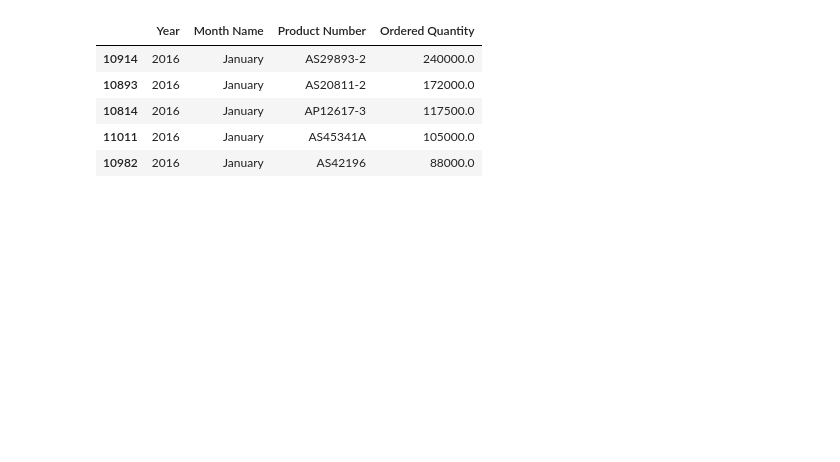
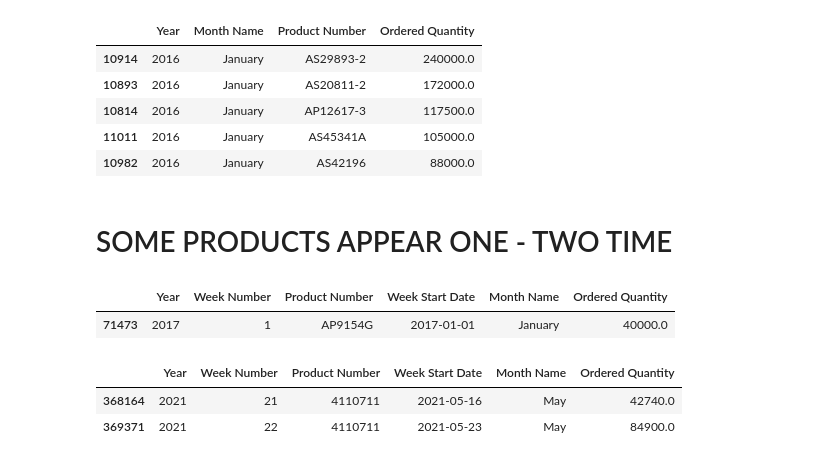
Before and after one commit to bilaalmunir/DataScience-OrderQuantity-Forecasting, a Jupyter notebook: main.ipynb, the cells around one changed output. Drawn from its saved outputs; the diff is of its cells as text; code cells hidden in the pictures; blank space fills up the shorter version.

```diff
--- a/main.ipynb
+++ b/main.ipynb
@@ -744,3 +744,18 @@ jan_2016_products.nlargest(5,'Ordered Quantity')
 | 10814 | 2016 | January | AP12617-3 | 117500.0 |
 | 11011 | 2016 | January | AS45341A | 105000.0 |
 | 10982 | 2016 | January | AS42196 | 88000.0 |
+# %% [markdown]
+# SOME PRODUCTS APPEAR ONE - TWO TIME
+# %%
+one_time_product = unique_products[unique_products['Product Number']=='AP9154G']
+one_time_product
+# %% [output]
+|  | Year | Week Number | Product Number | Week Start Date | Month Name | Ordered Quantity |
+| 71473 | 2017 | 1 | AP9154G | 2017-01-01 | January | 40000.0 |
+# %%
+two_time_product = unique_products[unique_products['Product Number']=='4110711']
+two_time_product
+# %% [output]
+|  | Year | Week Number | Product Number | Week Start Date | Month Name | Ordered Quantity |
+| 368164 | 2021 | 21 | 4110711 | 2021-05-16 | May | 42740.0 |
+| 369371 | 2021 | 22 | 4110711 | 2021-05-23 | May | 84900.0 |
```
Also changed, not shown: parts of 2 cells of this notebook.
